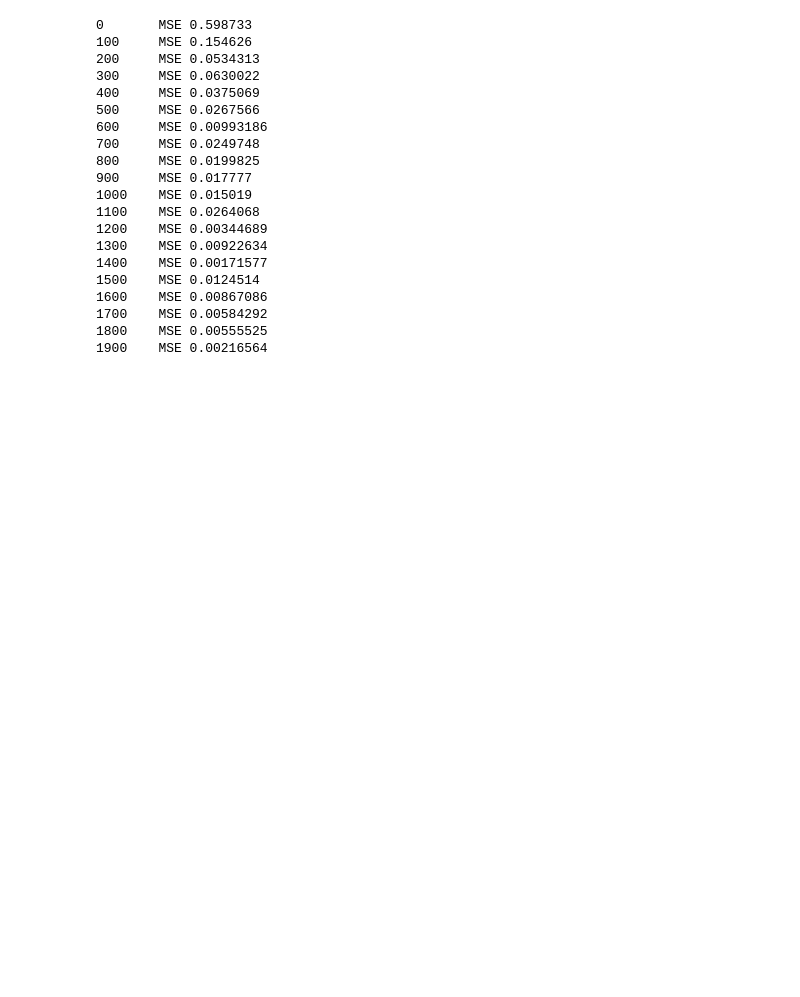
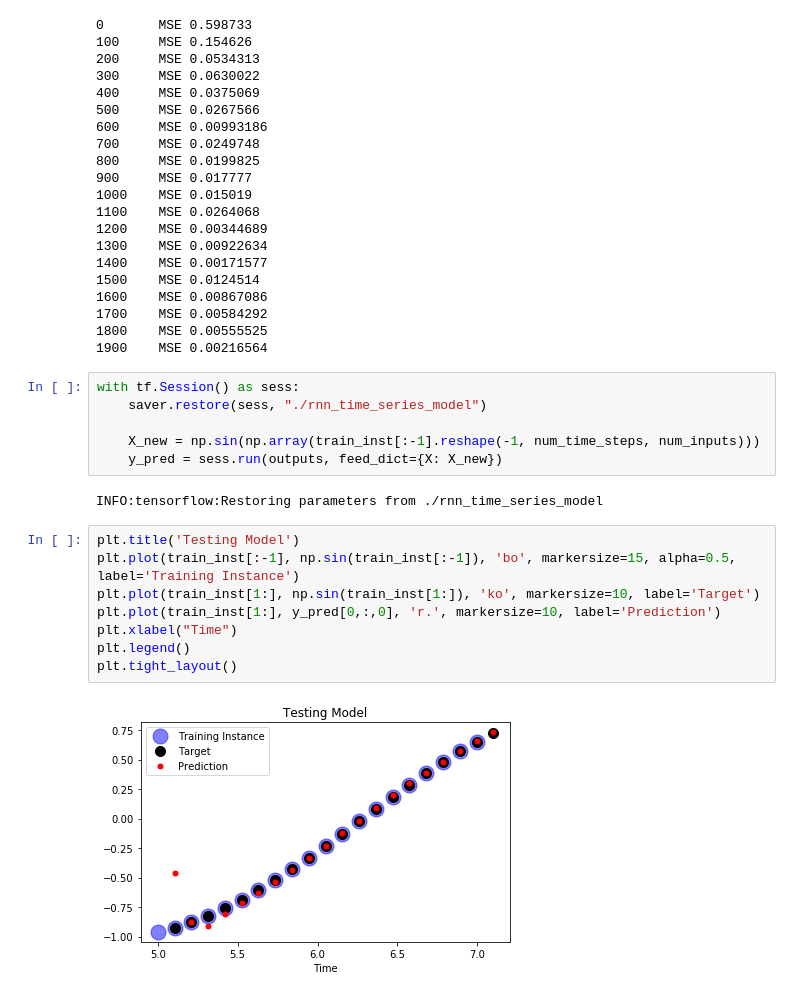
Before and after one commit to sauravjoshi/Deep-Learning-with-Tensorflow, a Jupyter notebook: Recurrent Neural Networks/RNN with TF-API.ipynb, the cells around one changed output. Drawn from its saved outputs; the diff is of its cells as text; blank space fills up the shorter version.

```diff
--- a/Recurrent Neural Networks/RNN with TF-API.ipynb
+++ b/Recurrent Neural Networks/RNN with TF-API.ipynb
@@ -142,3 +142,21 @@ with tf.Session() as sess:
 1700    MSE 0.00584292
 1800    MSE 0.00555525
 1900    MSE 0.00216564
+# %%
+with tf.Session() as sess:
+    saver.restore(sess, "./rnn_time_series_model")
+
+    X_new = np.sin(np.array(train_inst[:-1].reshape(-1, num_time_steps, num_inputs)))
+    y_pred = sess.run(outputs, feed_dict={X: X_new})
+# %% [output]
+INFO:tensorflow:Restoring parameters from ./rnn_time_series_model
+# %%
+plt.title('Testing Model')
+plt.plot(train_inst[:-1], np.sin(train_inst[:-1]), 'bo', markersize=15, alpha=0.5, label='Training Instance')
+plt.plot(train_inst[1:], np.sin(train_inst[1:]), 'ko', markersize=10, label='Target')
+plt.plot(train_inst[1:], y_pred[0,:,0], 'r.', markersize=10, label='Prediction')
+plt.xlabel("Time")
+plt.legend()
+plt.tight_layout()
+# %% [output]
+[figure, added]
```
Also changed, not shown: parts of 2 cells of this notebook.
